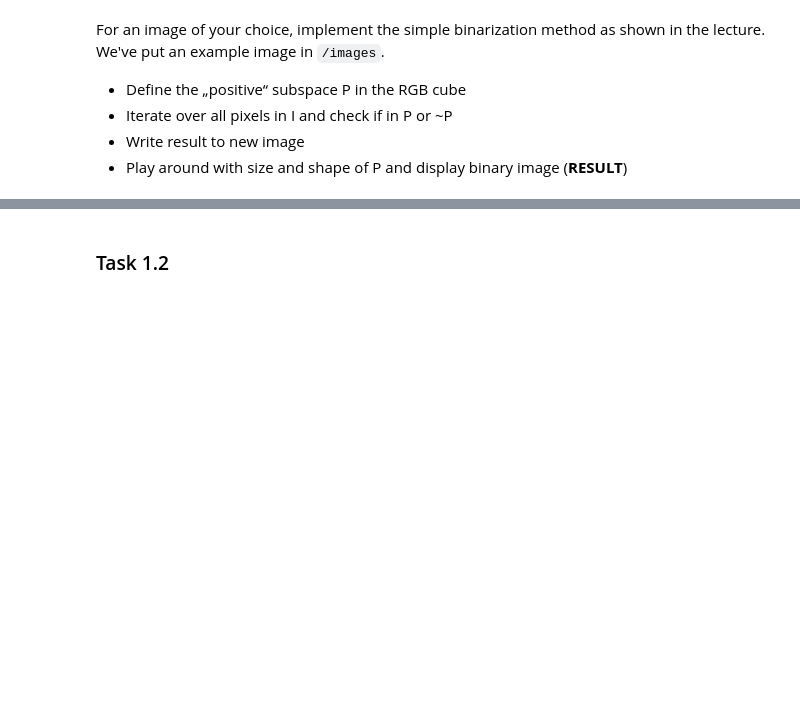
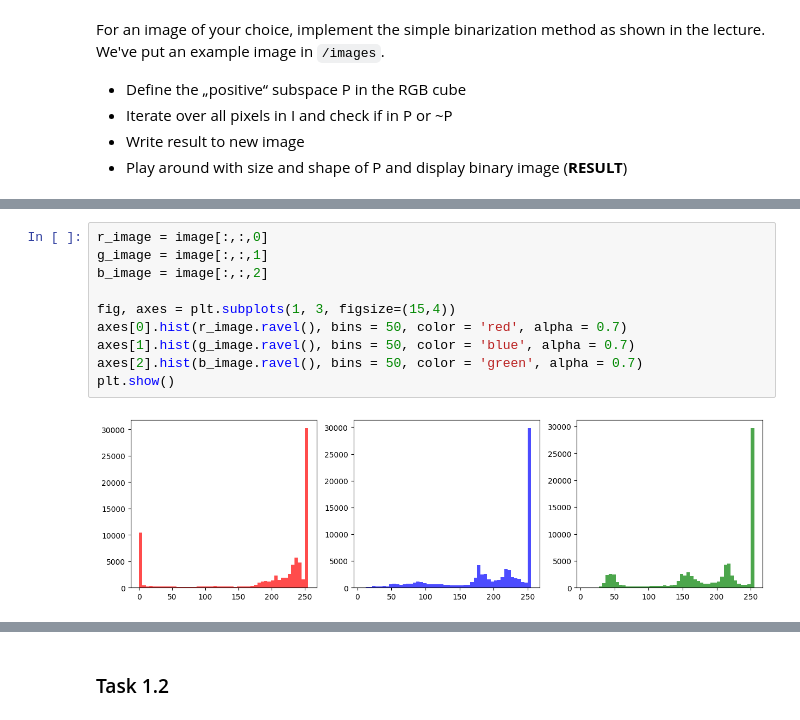
Before and after one commit to BornForInfo/Computer-vision-recap, a Jupyter notebook: assignment01.ipynb, the cells around one changed output, grey strips where cells are left out. Saved outputs shown, nothing was run; the diff lists cells and outputs as text; blank space fills up the shorter version.

```diff
--- a/assignment01.ipynb
+++ b/assignment01.ipynb
@@ -100,0 +105,12 @@ io.imshow(image)
+# %%
+r_image = image[:,:,0]
+g_image = image[:,:,1]
+b_image = image[:,:,2]
+
+fig, axes = plt.subplots(1, 3, figsize=(15,4))
+axes[0].hist(r_image.ravel(), bins = 50, color = 'red', alpha = 0.7)
+axes[1].hist(g_image.ravel(), bins = 50, color = 'blue', alpha = 0.7)
+axes[2].hist(b_image.ravel(), bins = 50, color = 'green', alpha = 0.7)
+plt.show()
+# %% [output]
+[figure, added]
```
Also changed, not shown: parts of 8 cells of this notebook.
